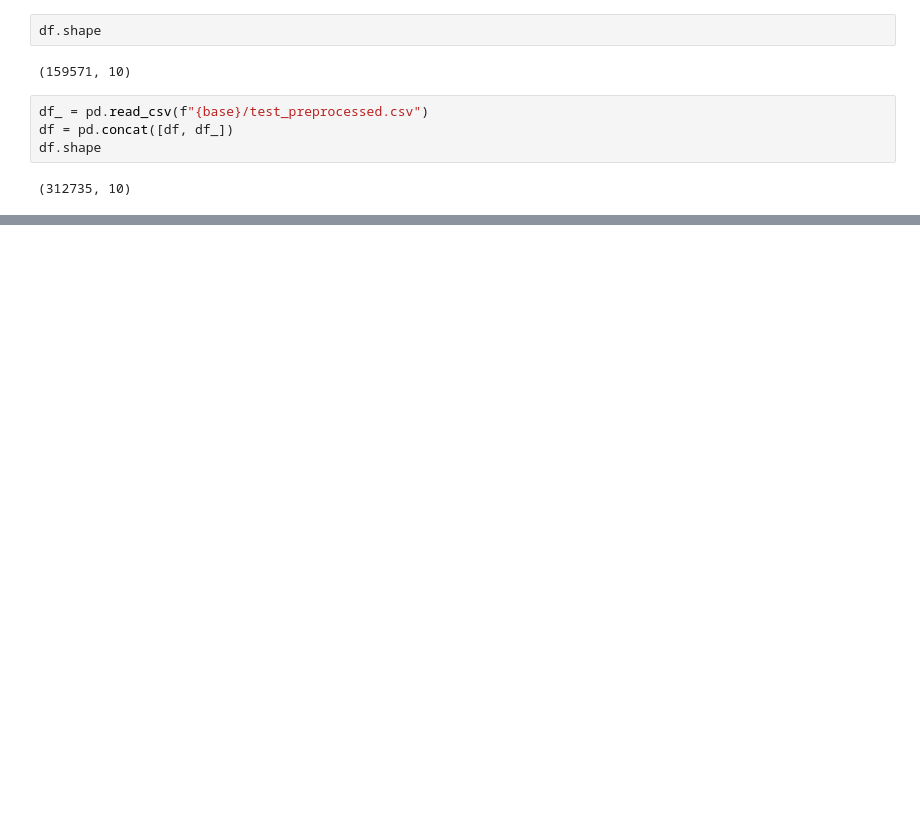
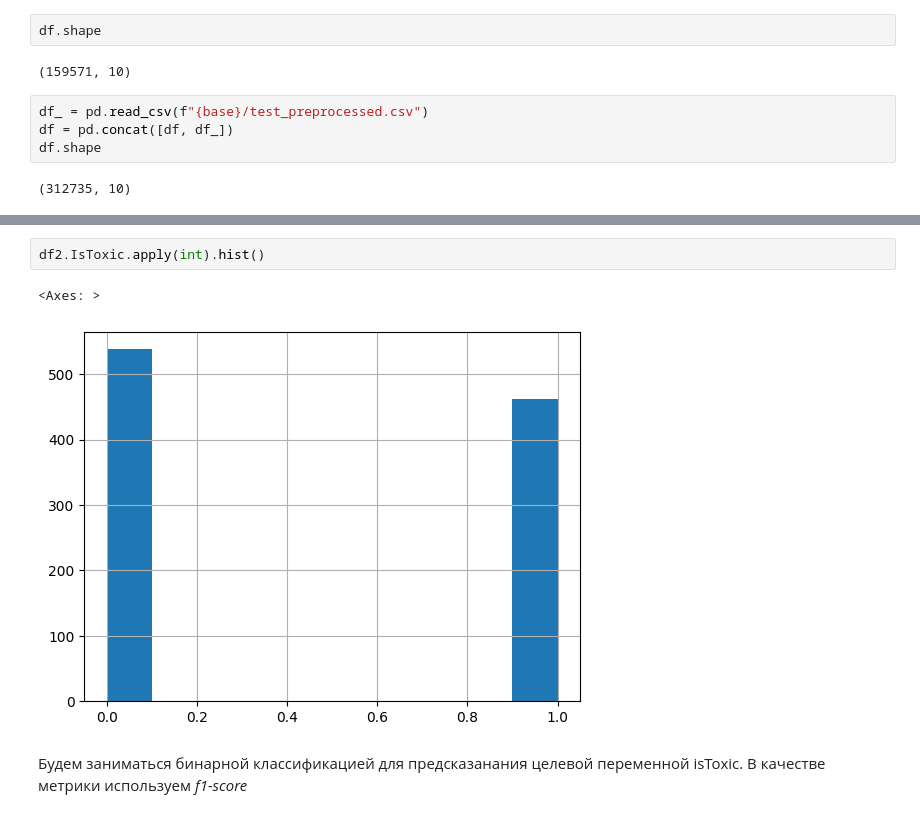
Before and after one commit to setday/HSE_ML_SP2024, a Jupyter notebook: notebooks/start.ipynb, the cells around one changed output, grey strips where cells are left out. Cells and saved outputs as stored; diff of their text form; blank space fills up the shorter version.

```diff
--- a/notebooks/start.ipynb
+++ b/notebooks/start.ipynb
@@ -30,0 +36,7 @@ df2.sample(3)
+# %%
+df2.IsToxic.apply(int).hist()
+# %% [output]
+<Axes: >
+[figure, added]
+# %% [markdown]
+Будем заниматься бинарной классификацией для предсказанания целевой переменной isToxic. В качестве метрики используем *f1-score*
```
Also changed, not shown: parts of 3 cells of this notebook, 1 other file.
